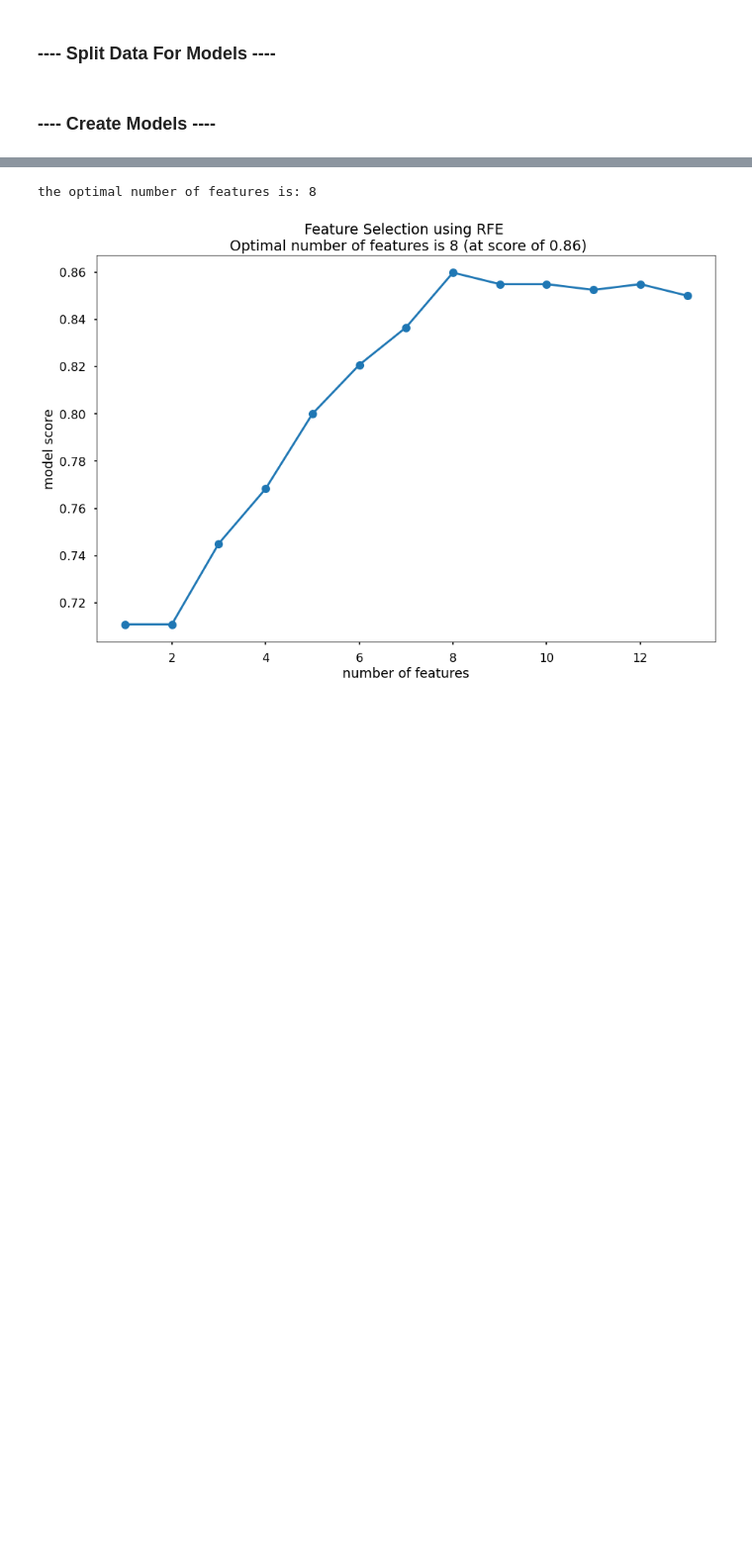
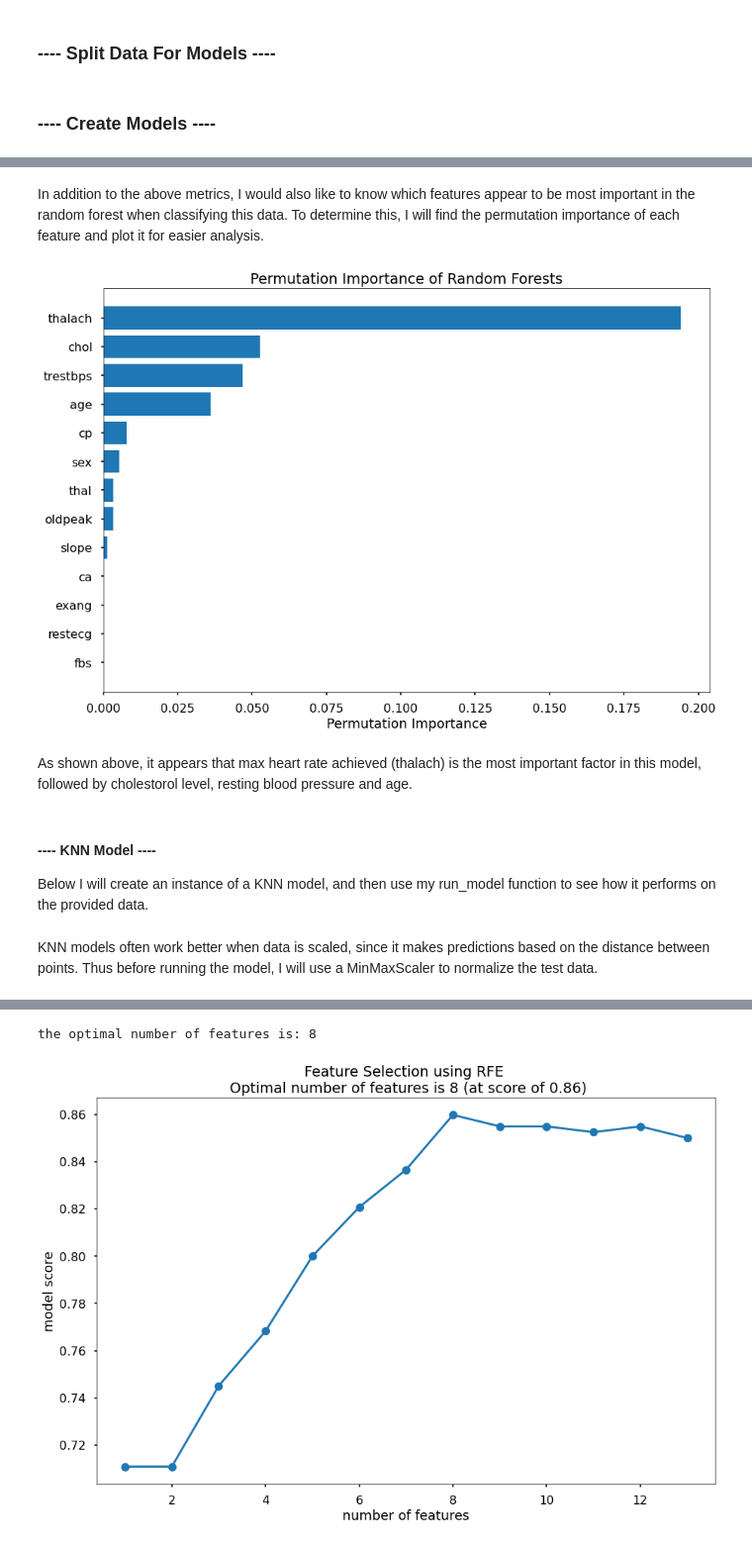
Before and after one commit to akstl1/Heart-Disease-Classification, a Jupyter notebook: Heart Disease Classification.ipynb, the cells around one changed output, grey strips where cells are left out. Shown at 99% size. Drawn from its saved outputs; the diff is of its cells as text; code cells hidden in the pictures; blank space fills up the shorter version.

Commit message:
Updated code and analysis

```diff
--- a/Heart Disease Classification.ipynb
+++ b/Heart Disease Classification.ipynb
@@ -302,0 +252,27 @@ plt.show()
+# %% [markdown]
+In addition to the above metrics, I would also like to know which features appear to be most important in the random forest when classifying this data. To determine this, I will find the permutation importance of each feature and plot it for easier analysis.
+# %%
+################################################
+## Permutation feature importance
+################################################
+result = permutation_importance(clf,X_test, y_test, n_repeats=10,random_state=42)
+
+permutation_importance=pd.DataFrame(result['importances_mean'])
+feature_names=pd.DataFrame(X.columns)
+permutation_importance_summary = pd.concat([feature_names,permutation_importance],axis=1)
+permutation_importance_summary.columns = ['input_variable','permutation_importance']
+permutation_importance_summary.sort_values(by='permutation_importance', inplace=True)
+
+plt.barh(permutation_importance_summary['input_variable'],permutation_importance_summary['permutation_importance'])
+plt.title("Permutation Importance of Random Forests")
+plt.xlabel("Permutation Importance")
+plt.tight_layout()
+plt.show()
+# %% [output]
+[figure, added]
+# %% [markdown]
+As shown above, it appears that max heart rate achieved (thalach) is the most important factor in this model, followed by cholestorol level, resting blood pressure and age.
+# %% [markdown]
+#### ---- KNN Model ----
+
+Below I will create an instance of a KNN model, and then use my run_model function to see how it performs on the provided data.
@@ -302,0 +282,2 @@ plt.show()
+# %% [markdown]
+KNN models often work better when data is scaled, since it makes predictions based on the distance between points. Thus before running the model, I will use a MinMaxScaler to normalize the test data.
```
Also changed, not shown: parts of 70 cells of this notebook.
